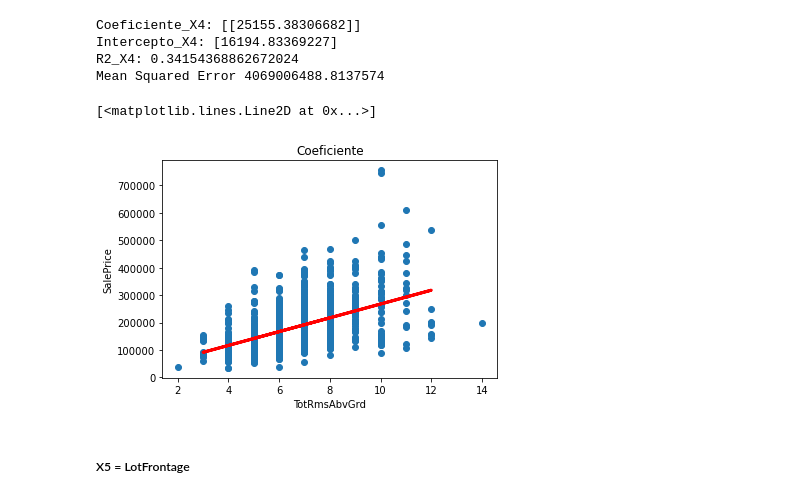
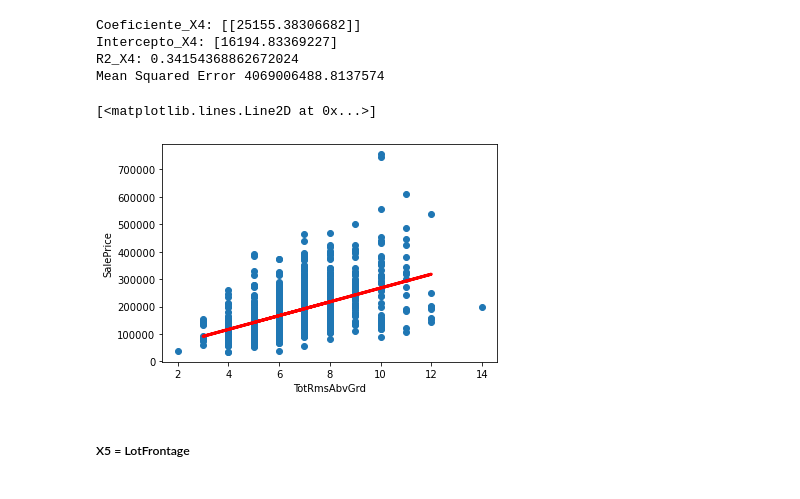
Before and after one commit to ms0827/Proyecto_Final, a Jupyter notebook: Proyecto_final.ipynb, the cells around one changed output. Cells and saved outputs as stored; diff of their text form; code cells hidden in the pictures.

```diff
--- a/Proyecto_final.ipynb
+++ b/Proyecto_final.ipynb
@@ -61,3 +58,3 @@ numpy.ndarray
 # %%
-data_proy = pd.DataFrame(data=data_proy, columns=['SalePrice', 'OverallQual', 'FlrSF1st', 'TotRmsAbvGrd', 'YearBuilt', 'LotFrontage'])
+data_proy = pd.DataFrame(data_proy, columns=['SalePrice', 'OverallQual', 'FlrSF1st', 'TotRmsAbvGrd', 'YearBuilt', 'LotFrontage'])
 # %% [markdown]
@@ -558,13 +629,12 @@ R2_X4: 0.34154368862672024
 Mean Squared Error 4069006488.8137574
 # %%
 plt.scatter(X4, Y0)
-plt.title('Coeficiente')
 plt.xlabel('TotRmsAbvGrd')
 plt.ylabel('SalePrice')
 plt.plot(X4t, Y4, color='red', linewidth=3)
 # %% [output]
 [<matplotlib.lines.Line2D at 0x...>]
-[figure, old version]
+[figure, new version]
 # %% [markdown]
 ##### X5 = LotFrontage
 # %%
```
Also changed, not shown: parts of 116 cells of this notebook.
